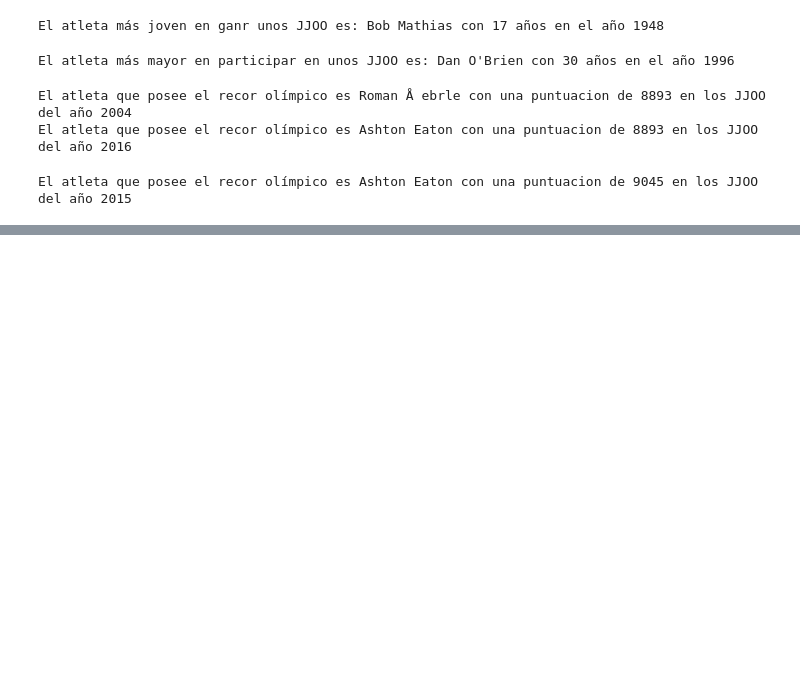
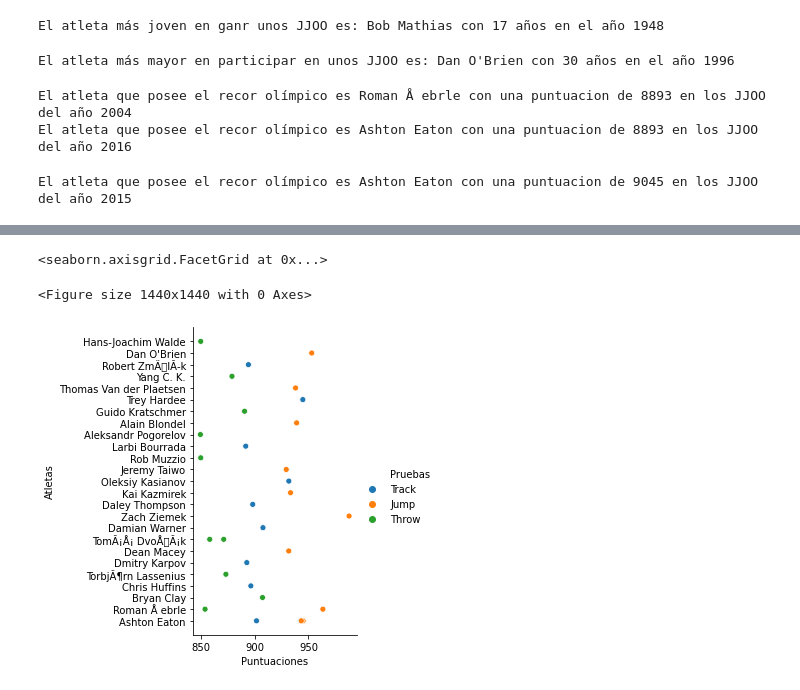
Before and after one commit to RaulCapellanFernandez/DecatlonEstadistics, a Jupyter notebook: InformationDDBB.ipynb, the cells around one changed output, grey strips where cells are left out. Saved outputs shown, nothing was run; the diff lists cells and outputs as text; code cells hidden in the pictures; blank space fills up the shorter version.

```diff
--- a/InformationDDBB.ipynb
+++ b/InformationDDBB.ipynb
@@ -483,0 +511,79 @@ sns.relplot(x = 'Valores', y= 'Pruebas',hue = 'Nombres', data = imp)
+# %%
+##################################################################################################
+#################### Mejore atletas en cada prueba en JJOO para los 10 mejores####################
+##################################################################################################
+auxTrack = 0
+auxJump = 0
+auxThrow = 0
+
+pointTrack = []
+pointJump = []
+pointThrow = []
+athleteTrack = []
+athleteJump = []
+athleteThrow = []
+
+for i in range(len(ddbb)):
+    if(ddbb.iloc[i]['Competition']=='JJOO'):
+        auxTrack = (ddbb.iloc[i]['100m Points']+ddbb.iloc[i]['400m Points']+ddbb.iloc[i]['110m H Points']+ddbb.iloc[i]['1500m Points'])/4
+        auxJump = (ddbb.iloc[i]['Hj Points']+ddbb.iloc[i]['Pv Points']+ddbb.iloc[i]['Lj Points'])/3
+        auxThrow = (ddbb.iloc[i]['Dt Points']+ddbb.iloc[i]['Sp Points']+ddbb.iloc[i]['Jt Points'])/3
+        if(len(pointTrack)<=10):
+            athleteTrack.append(ddbb.iloc[i])
+            athleteJump.append(ddbb.iloc[i])
+            athleteThrow.append(ddbb.iloc[i])
+            pointTrack.append(auxTrack)
+            pointJump.append(auxJump)
+            pointThrow.append(auxThrow)
+        else:
+            if(min(pointTrack) < auxTrack):
+                pointTrack[pointTrack.index(min(pointTrack))] = auxTrack
+                athleteTrack[pointTrack.index(min(pointTrack))] = ddbb.iloc[i]
+            if(min(pointJump) < auxJump):
+                pointJump[pointJump.index(min(pointJump))] = auxJump
+                athleteJump[pointJump.index(min(pointJump))] = ddbb.iloc[i]
+            if(min(pointThrow) < auxThrow):
+                pointThrow[pointThrow.index(min(pointThrow))] = auxThrow
+                athleteThrow[pointThrow.index(min(pointThrow))] = ddbb.iloc[i]
+
+atletas = []
+puntuaciones = []
+pruebas = []
+edades = []
+anios = []
+posiciones = []
+
+for i in range(10):
+    atletas.append(athleteTrack[i]['Athlete'])
+    puntuaciones.append(pointTrack[i])
+    edades.append(athleteTrack[i]['Age'])
+    anios.append(athleteTrack[i]['Year'])
+    pruebas.append('Track')
+    posiciones.append(athleteTrack[i]['Position'])
+    atletas.append(athleteJump[i]['Athlete'])
+    puntuaciones.append(pointJump[i])
+    edades.append(athleteJump[i]['Age'])
+    anios.append(athleteJump[i]['Year'])
+    pruebas.append('Jump')
+    posiciones.append(athleteJump[i]['Position'])
+    atletas.append(athleteThrow[i]['Athlete'])
+    puntuaciones.append(pointThrow[i])
+    edades.append(athleteThrow[i]['Age'])
+    anios.append(athleteThrow[i]['Year'])
+    pruebas.append('Throw')
+    posiciones.append(athleteThrow[i]['Position'])
+
+imp = pd.DataFrame({'Pruebas':pruebas,
+                    'Puntuaciones':puntuaciones,
+                    'Edades':edades,
+                    'Anios':anios,
+                    'Atletas':atletas,
+                    'Posiciones':posiciones})
+
+#Ver que tipo de pruebas dan una mayor puntuacion
+plt.figure(figsize=(20,20))
+sns.relplot(x = 'Puntuaciones', y= 'Atletas', hue= 'Pruebas', data = imp)
+# %% [output]
+<seaborn.axisgrid.FacetGrid at 0x...>
+<Figure size 1440x1440 with 0 Axes>
+[figure, added]
```
Also changed, not shown: parts of 9 cells of this notebook.
